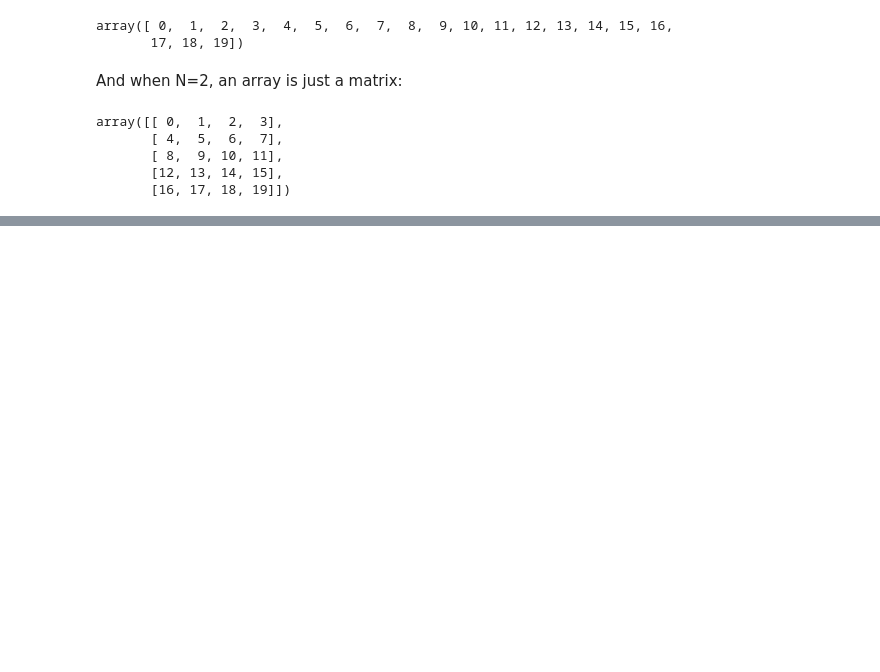
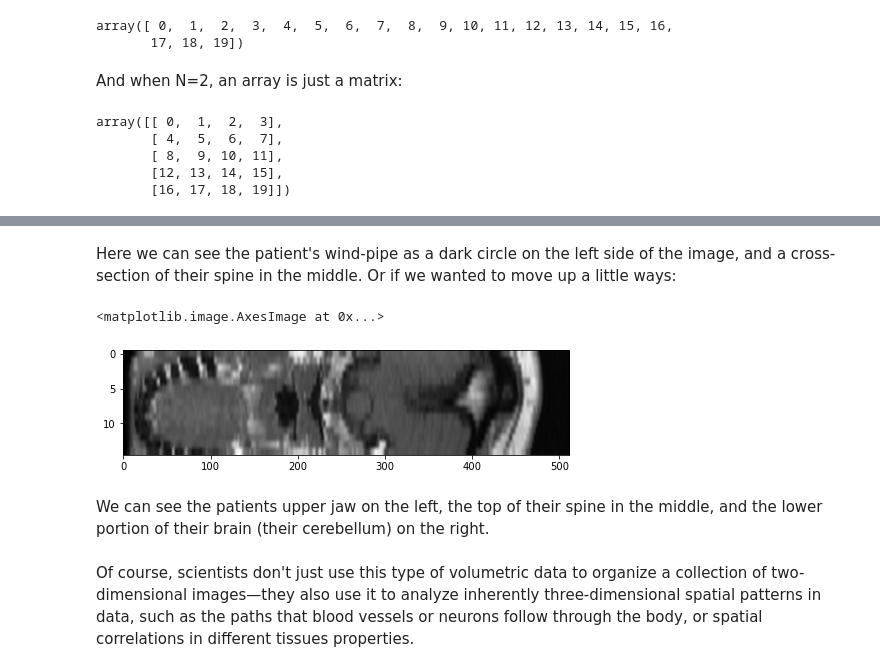
Before and after one commit to nickeubank/mids_coursera, a Jupyter notebook: class_2/week_3/40_nd_arrays.ipynb, the cells around one changed output, grey strips where cells are left out. Saved outputs shown, nothing was run; the diff lists cells and outputs as text; code cells hidden in the pictures; blank space fills up the shorter version.

```diff
--- a/class_2/week_3/40_nd_arrays.ipynb
+++ b/class_2/week_3/40_nd_arrays.ipynb
@@ -107 +83,14 @@ array([[62.96841955, 78.24642105, 81.27894576],
+# %% [markdown]
+Here we can see the patient's wind-pipe as a dark circle on the left side of the image, and a cross-section of their spine in the middle. Or if we wanted to move up a little ways:
+# %%
+plt.figure(figsize=(8, 8))
+plt.imshow(mri[:, 100, :], cmap="gray", aspect=8)
+# %% [output]
+<matplotlib.image.AxesImage at 0x...>
+[figure, added]
+# %% [markdown]
+We can see the patients upper jaw on the left, the top of their spine in the middle, and the lower portion of their brain (their cerebellum) on the right.
+# %% [markdown]
+
+Of course, scientists don't just use this type of volumetric data to organize a collection of two-dimensional images—they also use it to analyze inherently three-dimensional spatial patterns in data, such as the paths that blood vessels or neurons follow through the body, or spatial correlations in different tissues properties.
 # %% [markdown]
```
Also changed, not shown: parts of 18 cells of this notebook, 2 other files.
